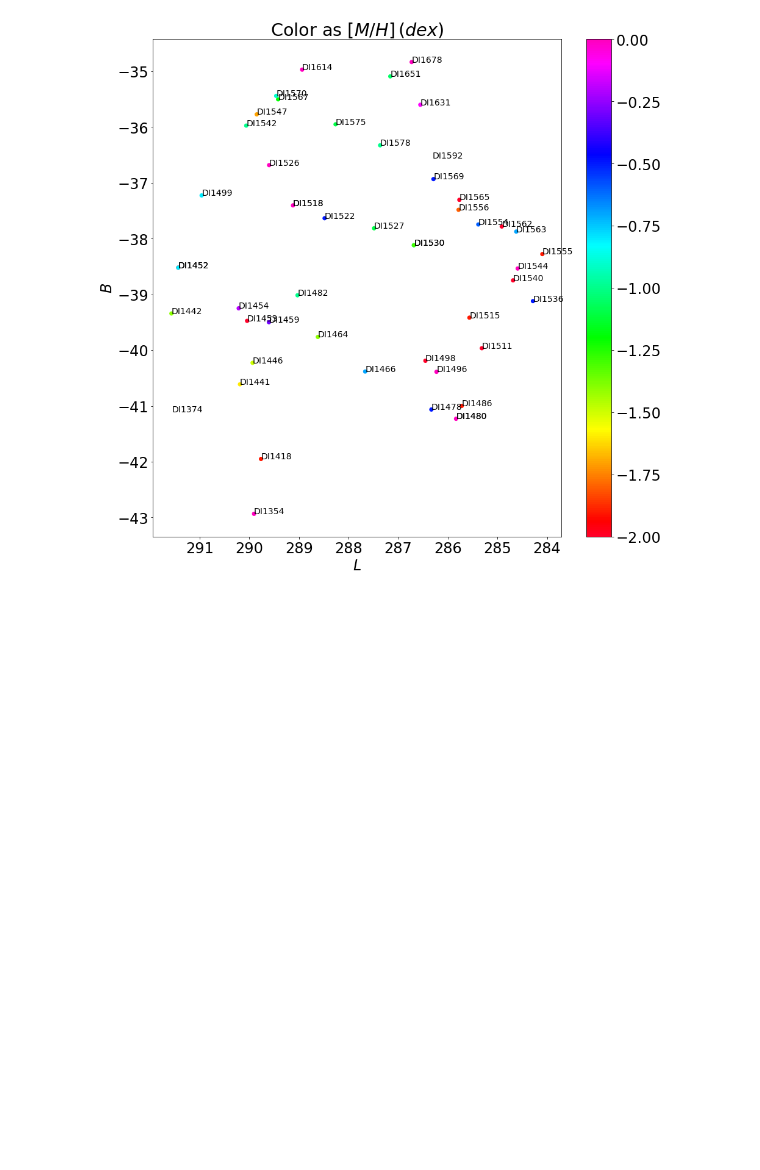
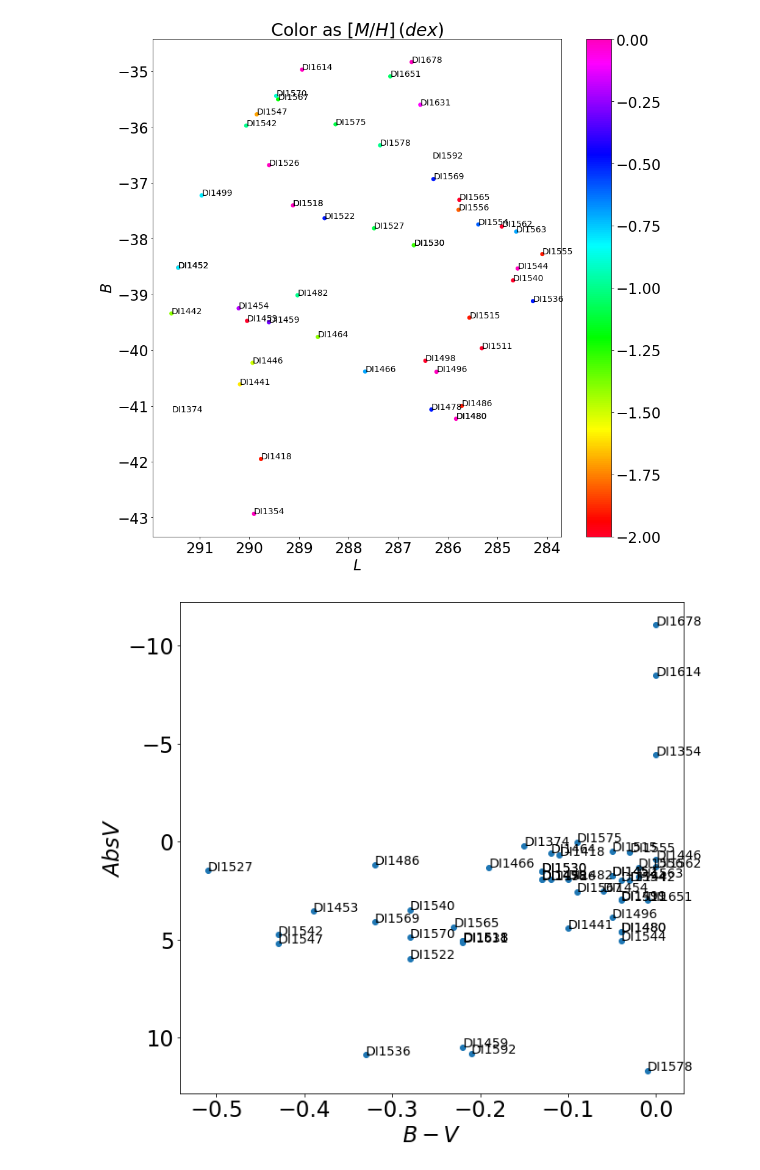
Before and after one commit to JoshuaPovick/MS_young, a Jupyter notebook: galactocentric_velocity.ipynb, the cells around one changed output. Cells and saved outputs as stored; diff of their text form; code cells hidden in the pictures; blank space fills up the shorter version.

```diff
--- a/galactocentric_velocity.ipynb
+++ b/galactocentric_velocity.ipynb
@@ -384,7 +405,7 @@ plt.show()
 # %%
 absV = []
-d = np.reciprocal(heir['parallax']+0.052)
+d = np.reciprocal(heir['parallax']+0.052)*1000
 for i in range(len(heir)):
     absV.append(heir['V'][i]-5*np.log10(d[i])+5)
 
-print(absV)
+#print(absV)
@@ -414,3 +425,16 @@ plt.gca().invert_xaxis()
 plt.show()
 # %% [output]
 [figure]
+# %%
+plt.figure(figsize = (10,10))
+plt.scatter(heir['BV'],absV,cmap='gist_rainbow')
+#plt.colorbar()
+plt.xlabel(r'$B-V$')
+plt.ylabel(r'$Abs V$')
+#plt.title(r'Color as $[M/H] \, (dex)$')
+for i in range(len(heir)):
+    plt.text(heir['BV'][i],absV[i],heir['NAME'][i],fontsize=14)
+plt.gca().invert_yaxis()
+plt.show()
+# %% [output]
+[figure, added]
```
Also changed, not shown: parts of 17 cells of this notebook.
